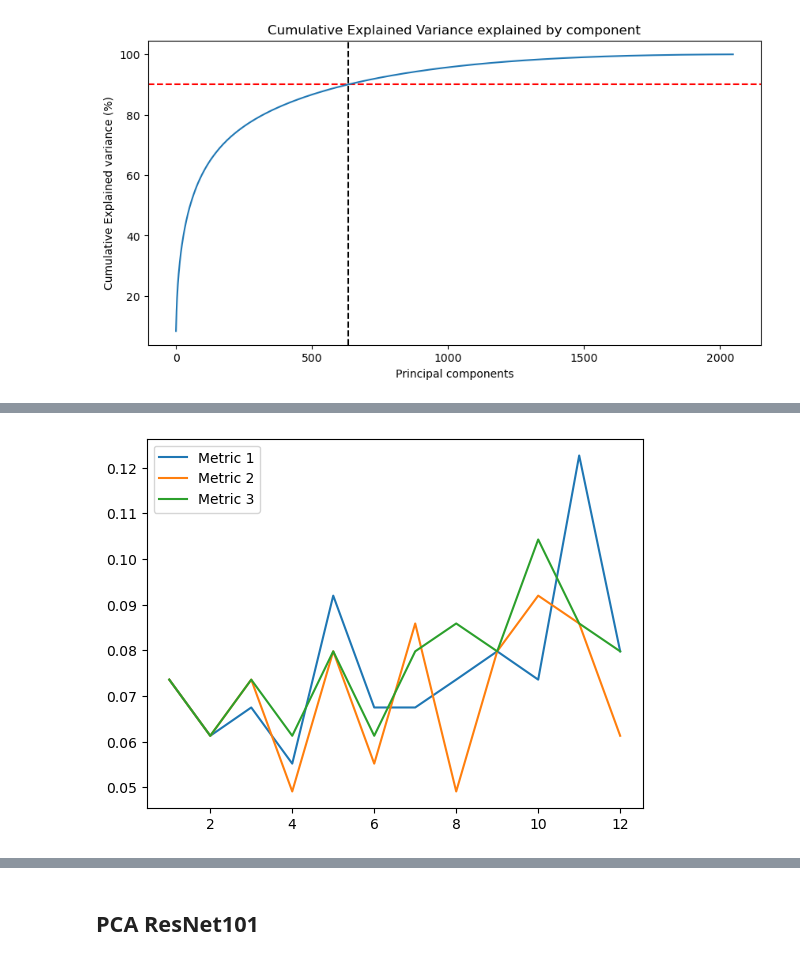
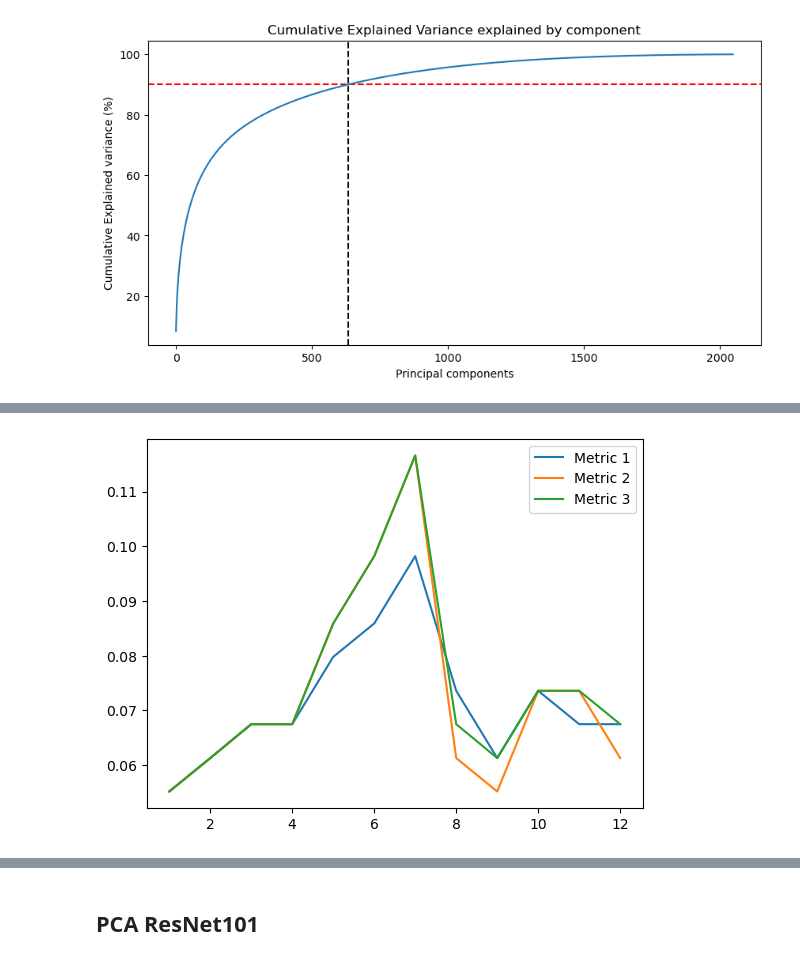
Before and after one commit to inesgmarcelino/EmoRecSys, a Jupyter notebook: recommendation_systems/cb_pixeis_pca.ipynb, the cells around one changed output, grey strips where cells are left out. Drawn from its saved outputs; the diff is of its cells as text; code cells hidden in the pictures.

```diff
--- a/recommendation_systems/cb_pixeis_pca.ipynb
+++ b/recommendation_systems/cb_pixeis_pca.ipynb
@@ -631,5 +732,5 @@ plt.show()
 # %%
-rec_eucl_vgg16_pca = recommend_items_by_user_eucl(trainset, testset, df_embeddings_vgg16_pca, n=4)
+rec_eucl_vgg16_pca = rec_cos_vgg16 = recommend_items_by_user_eucl(trainset, testset, df_embeddings_vgg16_pca, n=8, metric=3, random_items_dict=random_items_dict)
 
 ks=range(1,11)
 precisions, recalls, f1_scores = evaluate_metrics(rec_eucl_vgg16_pca, testset, ks=ks)
@@ -708,0 +810,8 @@ plt.show()
+# %%
+rec_cos_vgg19_pca = recommend_items_by_user_cos(trainset, testset, df_embeddings_vgg19_pca, n=2, metric=1, random_items_dict=random_items_dict)
+
+ks=range(1,11)
+precisions, recalls, f1_scores = evaluate_metrics(rec_cos_vgg19_pca, testset, ks=ks)
+avg_precisions, avg_recalls, avg_f1scores = evaluate_metrics_avg(precisions, recalls, f1_scores)
+for k in ks:
+    print(f"k={k}:  Average Precision: {avg_precisions[k]:.4f}  Average Recall: {avg_recalls[k]:.4f}  Average F1-score: {avg_f1scores[k]:.4f}")
@@ -724,0 +845,8 @@ plt.show()
+# %%
+rec_cos_vgg19_pca = recommend_items_by_user_eucl(trainset, testset, df_embeddings_vgg19_pca, n=8, metric=3, random_items_dict=random_items_dict)
+
+ks=range(1,11)
+precisions, recalls, f1_scores = evaluate_metrics(rec_cos_vgg19_pca, testset, ks=ks)
+avg_precisions, avg_recalls, avg_f1scores = evaluate_metrics_avg(precisions, recalls, f1_scores)
+for k in ks:
+    print(f"k={k}:  Average Precision: {avg_precisions[k]:.4f}  Average Recall: {avg_recalls[k]:.4f}  Average F1-score: {avg_f1scores[k]:.4f}")
@@ -783,0 +923,8 @@ plt.show()
+# %%
+rec_cos_resnet50_pca = recommend_items_by_user_cos(trainset, testset, df_embeddings_resnet50_pca, n=2, metric=1, random_items_dict=random_items_dict)
+
+ks=range(1,11)
+precisions, recalls, f1_scores = evaluate_metrics(rec_cos_resnet50_pca, testset, ks=ks)
+avg_precisions, avg_recalls, avg_f1scores = evaluate_metrics_avg(precisions, recalls, f1_scores)
+for k in ks:
+    print(f"k={k}:  Average Precision: {avg_precisions[k]:.4f}  Average Recall: {avg_recalls[k]:.4f}  Average F1-score: {avg_f1scores[k]:.4f}")
@@ -784,16 +942,16 @@ plt.show()
 # %%
 for metric in range(1,4):
     precision_top1_cos_vgg16 = []
     for n in range(1, 13):
-        rec_cos_vgg16 = recommend_items_by_user_cos(trainset, testset, df_embeddings_resnet50_pca ,n, metric, random_items_dict=random_items_dict)
+        rec_cos_vgg16 = recommend_items_by_user_eucl(trainset, testset, df_embeddings_resnet50_pca ,n, metric, random_items_dict=random_items_dict)
         ks = [1]
         precisions, recalls, f1_scores = evaluate_metrics(rec_cos_vgg16, testset, ks=ks)
         avg_precisions, avg_recalls, avg_f1scores = evaluate_metrics_avg(precisions, recalls, f1_scores)
         precision_top1_cos_vgg16.append(avg_precisions.get(1))
     plt.plot(range(1,13), precision_top1_cos_vgg16,label="Metric " + str(metric))
 
 #print(precision_top1_cos_vgg16)
 plt.legend()
 plt.show()
 # %% [output]
-[figure, old version]
+[figure, new version]
```
Also changed, not shown: parts of 36 cells of this notebook, 4 other files.
